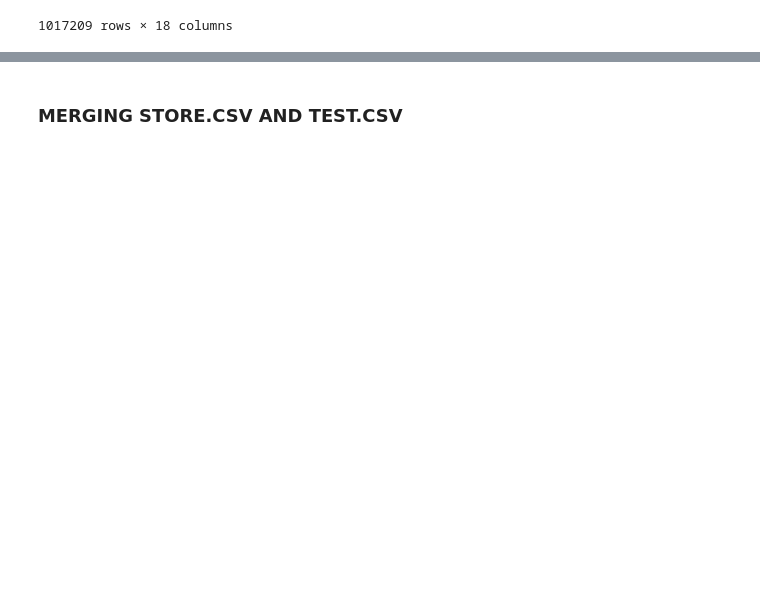
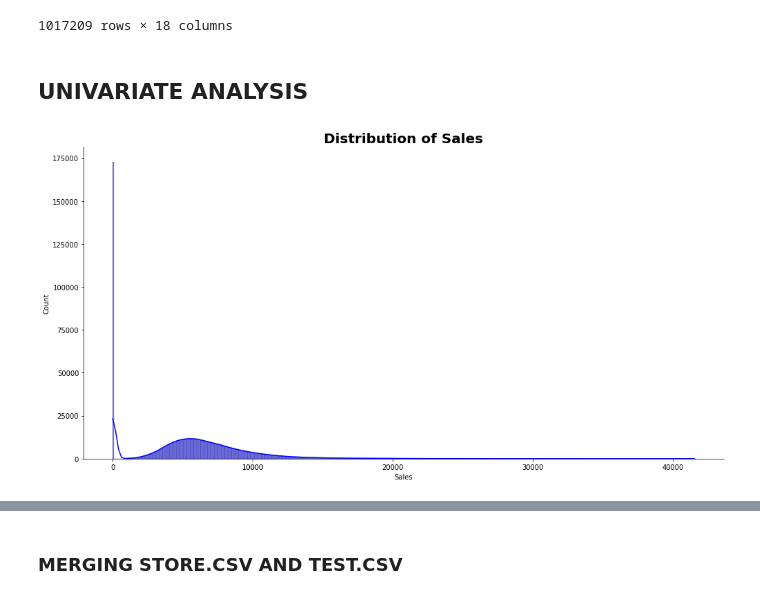
Before and after one commit to RYees/Pharmaceutical_Sales_prediction, a Jupyter notebook: notebooks/Exploration_data_analysis.ipynb, the cells around one changed output, grey strips where cells are left out. Saved outputs shown, nothing was run; the diff lists cells and outputs as text; code cells hidden in the pictures; blank space fills up the shorter version.

Commit message:
plot distribution of trainstore dataset

```diff
--- a/notebooks/Exploration_data_analysis.ipynb
+++ b/notebooks/Exploration_data_analysis.ipynb
@@ -100,3 +103,11 @@ train_store
 | 1017207 | 1114 | 2 | 2013-01-01 | 0 | 0 | 0 | 0 | a | 1 | ... |
 | 1017208 | 1115 | 2 | 2013-01-01 | 0 | 0 | 0 | 0 | a | 1 | ... |
 1017209 rows × 18 columns
+# %%
+plot = Plot()
+# %% [markdown]
+## UNIVARIATE ANALYSIS
+# %%
+plot.plot_hist(train_store,"Sales", "blue")
+# %% [output]
+[figure, added]
```
Also changed, not shown: parts of 3 cells of this notebook, 1 other file.
